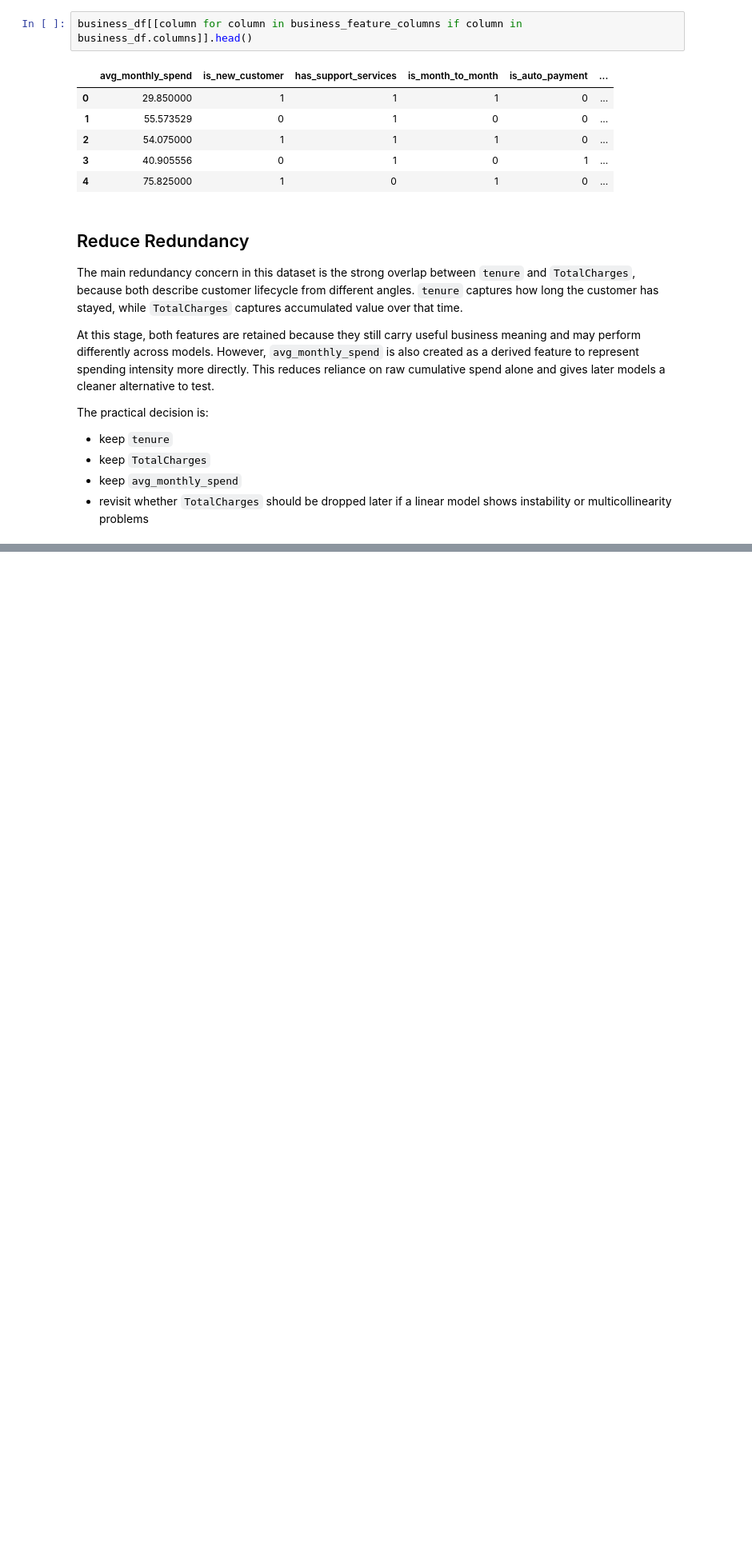
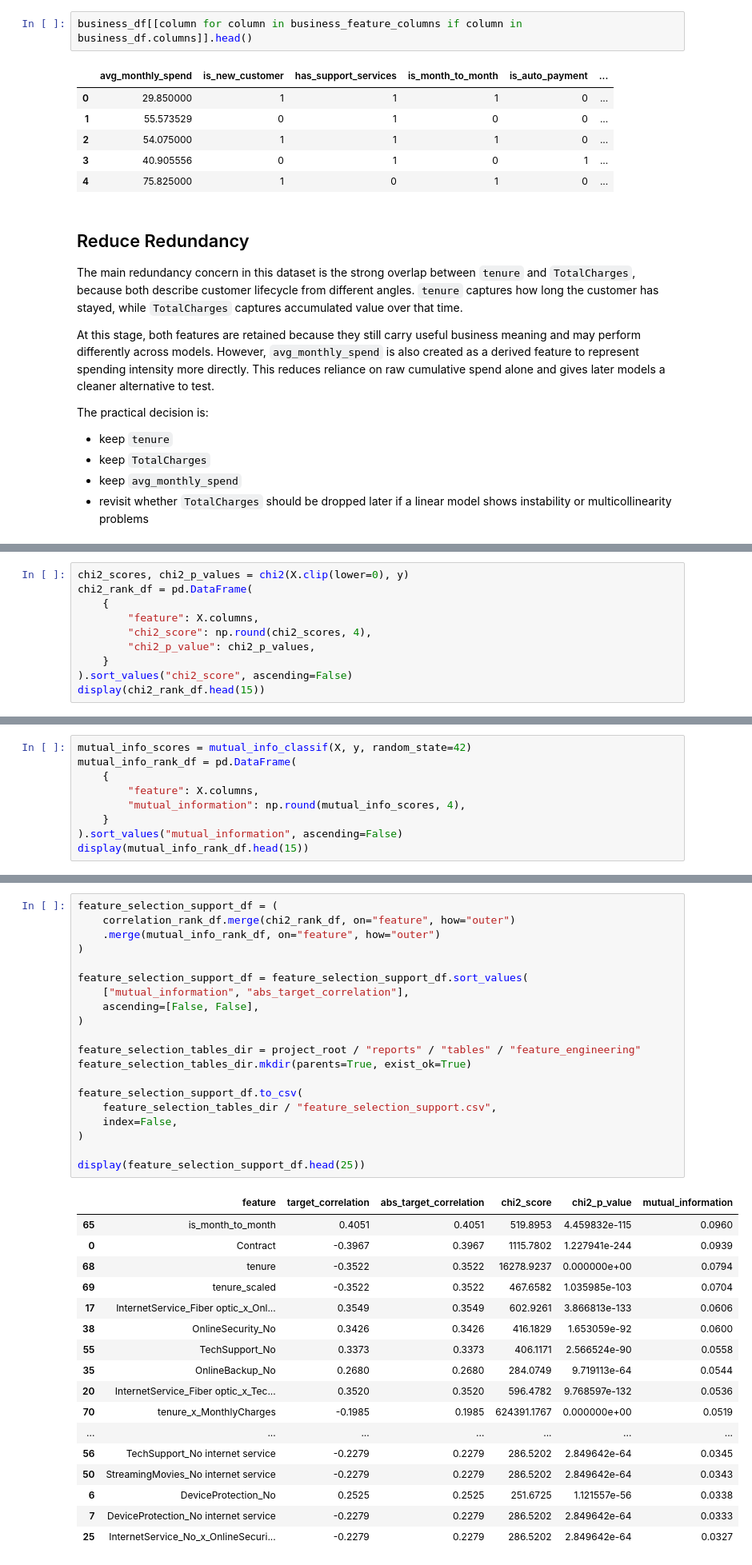
Before and after one commit to mmubashir95/Telco-Customer-Churn, a Jupyter notebook: notebooks/09_feature_engineering.ipynb, the cells around one changed output, grey strips where cells are left out. Shown at 80% size. Cells and saved outputs as stored; diff of their text form; blank space fills up the shorter version.

```diff
--- a/notebooks/09_feature_engineering.ipynb
+++ b/notebooks/09_feature_engineering.ipynb
@@ -448,0 +505,10 @@ The practical decision is:
+# %%
+chi2_scores, chi2_p_values = chi2(X.clip(lower=0), y)
+chi2_rank_df = pd.DataFrame(
+    {
+        "feature": X.columns,
+        "chi2_score": np.round(chi2_scores, 4),
+        "chi2_p_value": chi2_p_values,
+    }
+).sort_values("chi2_score", ascending=False)
+display(chi2_rank_df.head(15))
@@ -448,0 +532,9 @@ The practical decision is:
+# %%
+mutual_info_scores = mutual_info_classif(X, y, random_state=42)
+mutual_info_rank_df = pd.DataFrame(
+    {
+        "feature": X.columns,
+        "mutual_information": np.round(mutual_info_scores, 4),
+    }
+).sort_values("mutual_information", ascending=False)
+display(mutual_info_rank_df.head(15))
@@ -448,0 +558,38 @@ The practical decision is:
+# %%
+feature_selection_support_df = (
+    correlation_rank_df.merge(chi2_rank_df, on="feature", how="outer")
+    .merge(mutual_info_rank_df, on="feature", how="outer")
+)
+
+feature_selection_support_df = feature_selection_support_df.sort_values(
+    ["mutual_information", "abs_target_correlation"],
+    ascending=[False, False],
+)
+
+feature_selection_tables_dir = project_root / "reports" / "tables" / "feature_engineering"
+feature_selection_tables_dir.mkdir(parents=True, exist_ok=True)
+
+feature_selection_support_df.to_csv(
+    feature_selection_tables_dir / "feature_selection_support.csv",
+    index=False,
+)
+
+display(feature_selection_support_df.head(25))
+# %% [output]
+|  | feature | target_correlation | abs_target_correlation | chi2_score | chi2_p_value | mutual_information |
+| 65 | is_month_to_month | 0.4051 | 0.4051 | 519.8953 | 4.459832e-115 | 0.0960 |
+| 0 | Contract | -0.3967 | 0.3967 | 1115.7802 | 1.227941e-244 | 0.0939 |
+| 68 | tenure | -0.3522 | 0.3522 | 16278.9237 | 0.000000e+00 | 0.0794 |
+| 69 | tenure_scaled | -0.3522 | 0.3522 | 467.6582 | 1.035985e-103 | 0.0704 |
+| 17 | InternetService_Fiber optic_x_Onl... | 0.3549 | 0.3549 | 602.9261 | 3.866813e-133 | 0.0606 |
+| 38 | OnlineSecurity_No | 0.3426 | 0.3426 | 416.1829 | 1.653059e-92 | 0.0600 |
+| 55 | TechSupport_No | 0.3373 | 0.3373 | 406.1171 | 2.566524e-90 | 0.0558 |
+| 35 | OnlineBackup_No | 0.2680 | 0.2680 | 284.0749 | 9.719113e-64 | 0.0544 |
+| 20 | InternetService_Fiber optic_x_Tec... | 0.3520 | 0.3520 | 596.4782 | 9.768597e-132 | 0.0536 |
+| 70 | tenure_x_MonthlyCharges | -0.1985 | 0.1985 | 624391.1767 | 0.000000e+00 | 0.0519 |
+| ... | ... | ... | ... | ... | ... | ... |
+| 56 | TechSupport_No internet service | -0.2279 | 0.2279 | 286.5202 | 2.849642e-64 | 0.0345 |
+| 50 | StreamingMovies_No internet service | -0.2279 | 0.2279 | 286.5202 | 2.849642e-64 | 0.0343 |
+| 6 | DeviceProtection_No | 0.2525 | 0.2525 | 251.6725 | 1.121557e-56 | 0.0338 |
+| 7 | DeviceProtection_No internet service | -0.2279 | 0.2279 | 286.5202 | 2.849642e-64 | 0.0333 |
+| 25 | InternetService_No_x_OnlineSecuri... | -0.2279 | 0.2279 | 286.5202 | 2.849642e-64 | 0.0327 |
```
Also changed, not shown: parts of 8 cells of this notebook.
